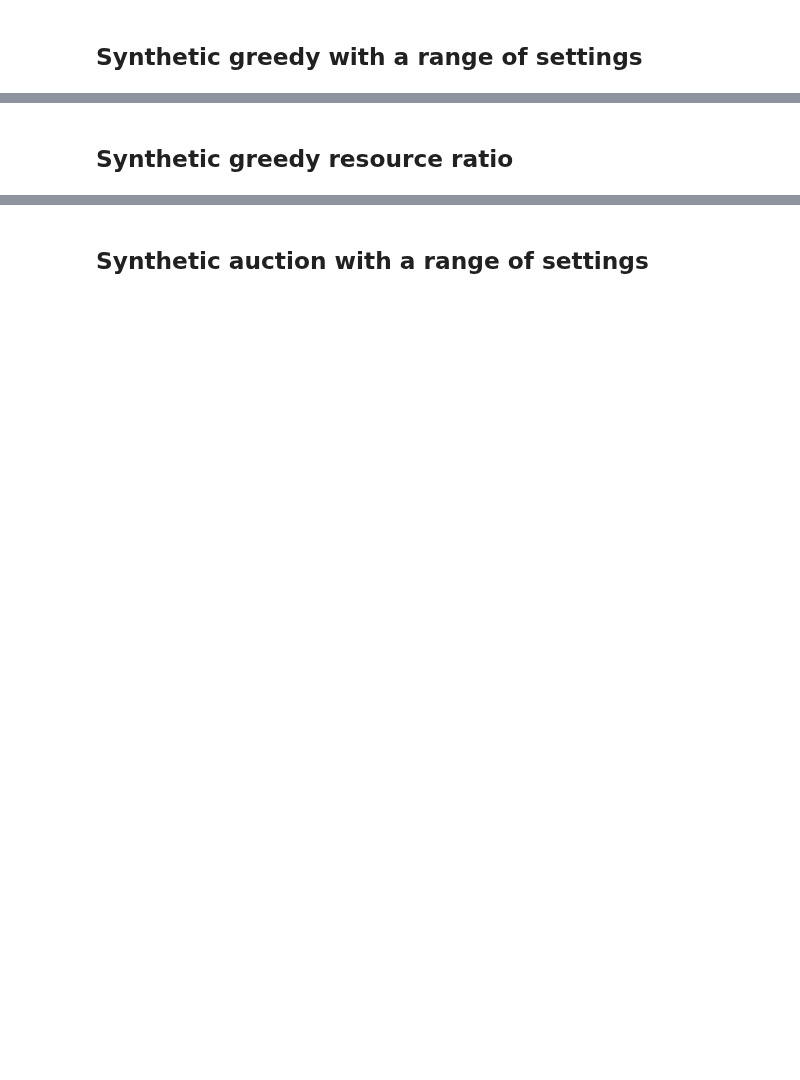
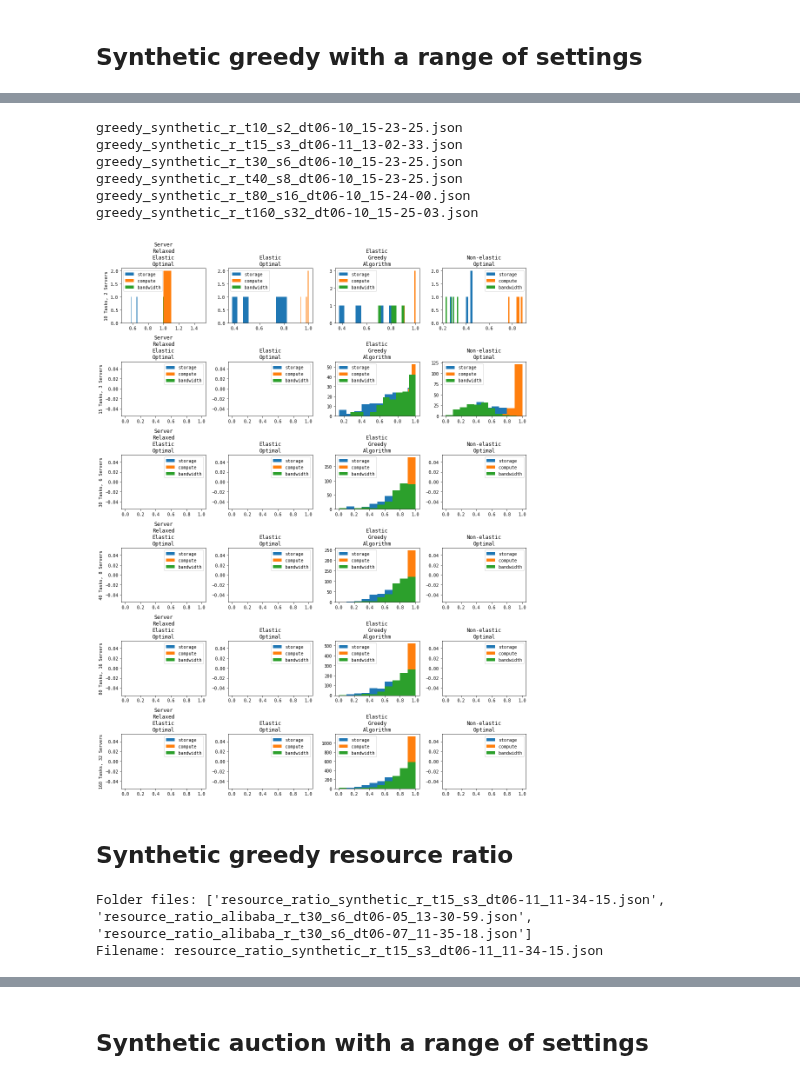
Before and after one commit to pseudo-rnd-thoughts/Elastic-Resource-Allocation, a Jupyter notebook: analysis/overall.ipynb, the cells around one changed output, grey strips where cells are left out. Saved outputs shown, nothing was run; the diff lists cells and outputs as text; code cells hidden in the pictures; blank space fills up the shorter version.

```diff
--- a/analysis/overall.ipynb
+++ b/analysis/overall.ipynb
@@ -167,2 +90,33 @@ save_plot('greedy_social_welfare')
+# %%
+fig, axs = plt.subplots(len(greedy_filenames), 4, figsize=(14, 3*len(greedy_filenames)))
+for pos, filename in enumerate(greedy_filenames):
+    print(filename)
+    with open(f'{greedy_folder}/{filename}') as file:
+        data = json.load(file)
+
+    algo_resource_usage = {algo: {'storage': [], 'compute': [], 'bandwidth': []} for algo in greedy_algos}
+    for result in data:
+        for algo in greedy_algos:
+            if algo in result:
+                algo_resource_usage[algo]['storage'] += list(result[algo]['server storage usage'].values())
+                algo_resource_usage[algo]['compute'] += list(result[algo]['server compute usage'].values())
+                algo_resource_usage[algo]['bandwidth'] += list(result[algo]['server bandwidth usage'].values())
+
+    for ax, (algo, resource_usage), name in zip(axs[pos], algo_resource_usage.items(), greedy_algos_names):
+        ax.set_title(name)
+        for resource, usage in resource_usage.items():
+            ax.hist(usage, bins=10, label=resource)
+        ax.legend()
+    axs[pos, 0].set_ylabel(get_model_size(filename))
+
+plt.tight_layout()
+# %% [output]
+greedy_synthetic_r_t10_s2_dt06-10_15-23-25.json
+greedy_synthetic_r_t15_s3_dt06-11_13-02-33.json
+greedy_synthetic_r_t30_s6_dt06-10_15-23-25.json
+greedy_synthetic_r_t40_s8_dt06-10_15-23-25.json
+greedy_synthetic_r_t80_s16_dt06-10_15-24-00.json
+greedy_synthetic_r_t160_s32_dt06-10_15-25-03.json
+[figure, added]
 # %% [markdown]
 ## Synthetic greedy resource ratio
@@ -175,0 +123,12 @@ with open('../data/resource_ratio/') as file:
+# %%
+algorithms = [('Elastic Greedy Algorithm', f' {greedy_algo}'), ('Non-Elastic Optimal', 'Fixed Optimal')]
+ratios = (0.1, 0.2, 0.3, 0.4, 0.5, 0.6, 0.7, 0.8, 0.9)
+
+print(f'Folder files: {os.listdir("../data/resource_ratio")}')
+ratio_resource_filename = os.listdir('../data/resource_ratio')[0]
+print(f'Filename: {ratio_resource_filename}')
+with open(f'../data/resource_ratio/{ratio_resource_filename}') as file:
+    ratio_resource_data = json.load(file)
+# %% [output]
+Folder files: ['resource_ratio_synthetic_r_t15_s3_dt06-11_11-34-15.json', 'resource_ratio_alibaba_r_t30_s6_dt06-05_13-30-59.json', 'resource_ratio_alibaba_r_t30_s6_dt06-07_11-35-18.json']
+Filename: resource_ratio_synthetic_r_t15_s3_dt06-11_11-34-15.json
```
Also changed, not shown: parts of 34 cells of this notebook, 41 other files.
